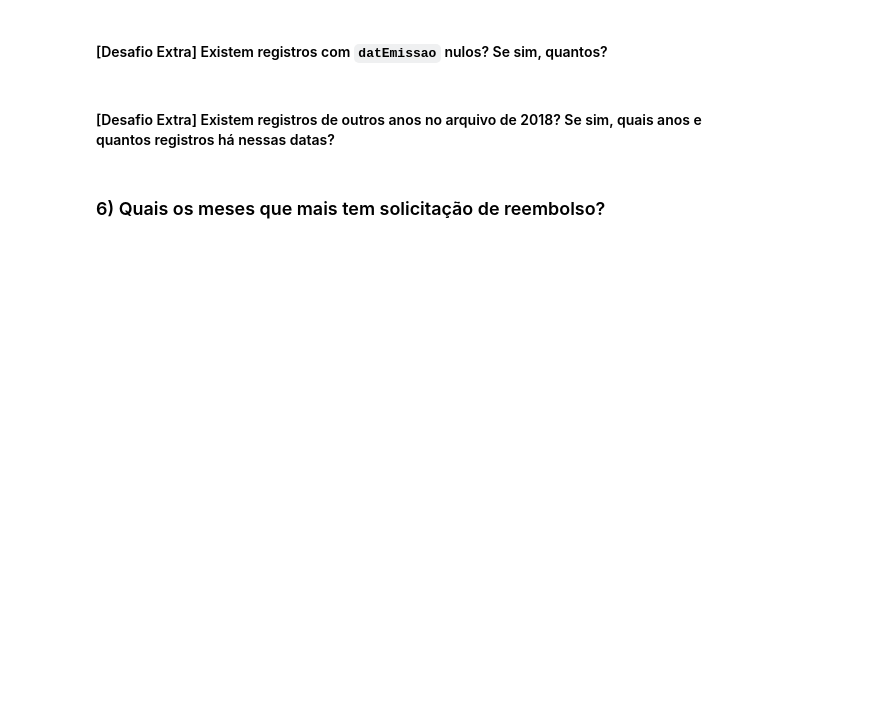
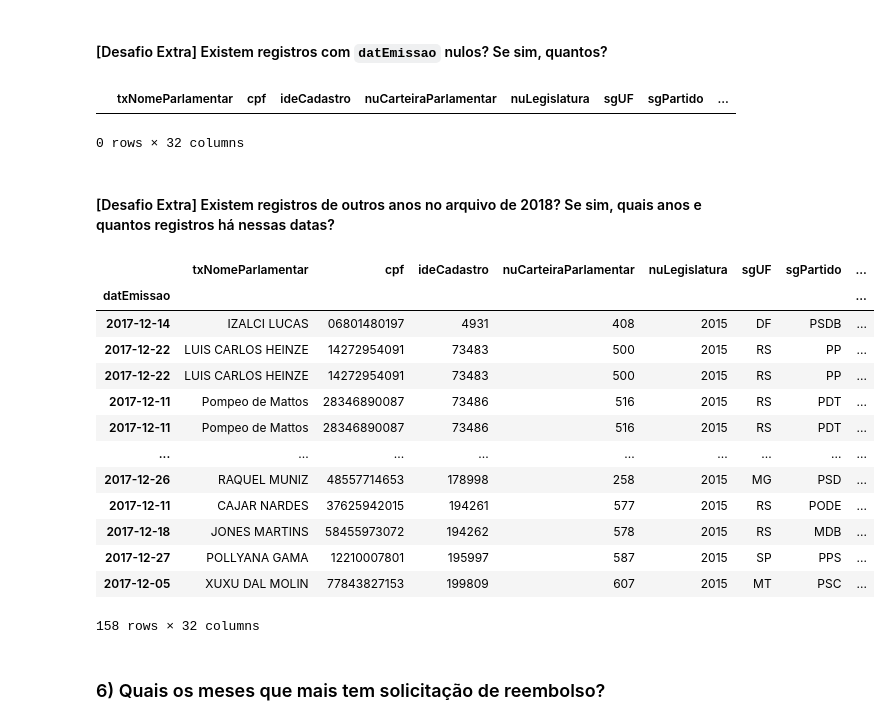
Before and after one commit to artpedro/python-inovacao-civica, a Jupyter notebook: semana_3/desafio/desafio.ipynb, the cells around one changed output. Drawn from its saved outputs; the diff is of its cells as text; code cells hidden in the pictures; blank space fills up the shorter version.

```diff
--- a/semana_3/desafio/desafio.ipynb
+++ b/semana_3/desafio/desafio.ipynb
@@ -49,6 +120,29 @@ df[df.ideDocumento.isnull]
 # %% [markdown]
 #### [Desafio Extra] Existem registros com `datEmissao` nulos? Se sim, quantos?
+# %%
+df['datEmissao'].fillna(-1)
+df[df['datEmissao']==-1]
+# %% [output]
+|  | txNomeParlamentar | cpf | ideCadastro | nuCarteiraParlamentar | nuLegislatura | sgUF | sgPartido | ... |
+0 rows × 32 columns
 # %% [markdown]
 #### [Desafio Extra] Existem registros de outros anos no arquivo de 2018? Se sim, quais anos e quantos registros há nessas datas?
+# %%
+df_date.loc['2017-12']
+# %% [output]
+|  | txNomeParlamentar | cpf | ideCadastro | nuCarteiraParlamentar | nuLegislatura | sgUF | sgPartido | ... |
+| datEmissao |  |  |  |  |  |  |  | ... |
+| 2017-12-14 | IZALCI LUCAS | 06801480197 | 4931 | 408 | 2015 | DF | PSDB | ... |
+| 2017-12-22 | LUIS CARLOS HEINZE | 14272954091 | 73483 | 500 | 2015 | RS | PP | ... |
+| 2017-12-22 | LUIS CARLOS HEINZE | 14272954091 | 73483 | 500 | 2015 | RS | PP | ... |
+| 2017-12-11 | Pompeo de Mattos | 28346890087 | 73486 | 516 | 2015 | RS | PDT | ... |
+| 2017-12-11 | Pompeo de Mattos | 28346890087 | 73486 | 516 | 2015 | RS | PDT | ... |
+| ... | ... | ... | ... | ... | ... | ... | ... | ... |
+| 2017-12-26 | RAQUEL MUNIZ | 48557714653 | 178998 | 258 | 2015 | MG | PSD | ... |
+| 2017-12-11 | CAJAR NARDES | 37625942015 | 194261 | 577 | 2015 | RS | PODE | ... |
+| 2017-12-18 | JONES MARTINS | 58455973072 | 194262 | 578 | 2015 | RS | MDB | ... |
+| 2017-12-27 | POLLYANA GAMA | 12210007801 | 195997 | 587 | 2015 | SP | PPS | ... |
+| 2017-12-05 | XUXU DAL MOLIN | 77843827153 | 199809 | 607 | 2015 | MT | PSC | ... |
+158 rows × 32 columns
 # %% [markdown]
 ### 6) Quais os meses que mais tem solicitação de reembolso?
```
Also changed, not shown: parts of 11 cells of this notebook.
